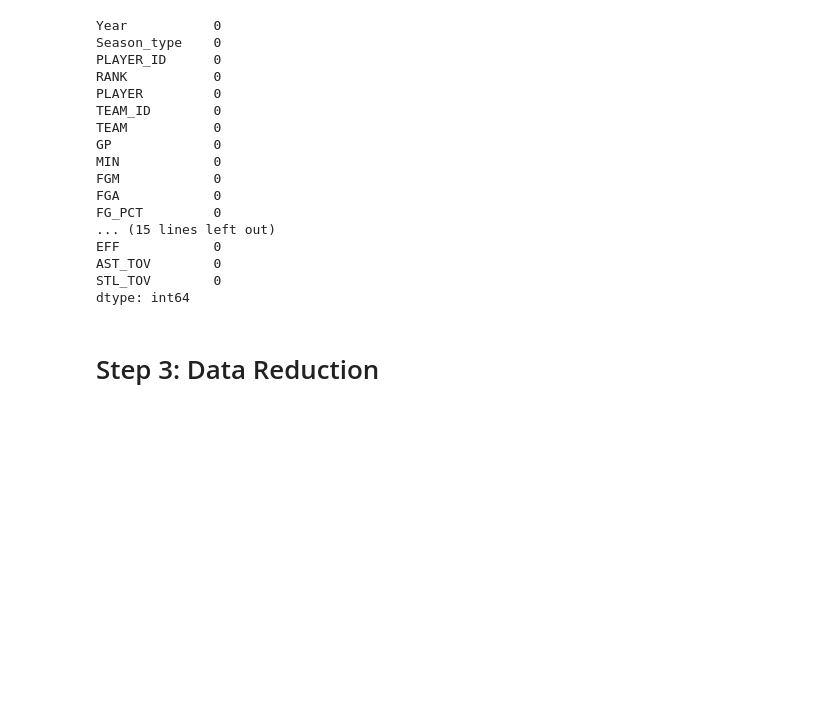
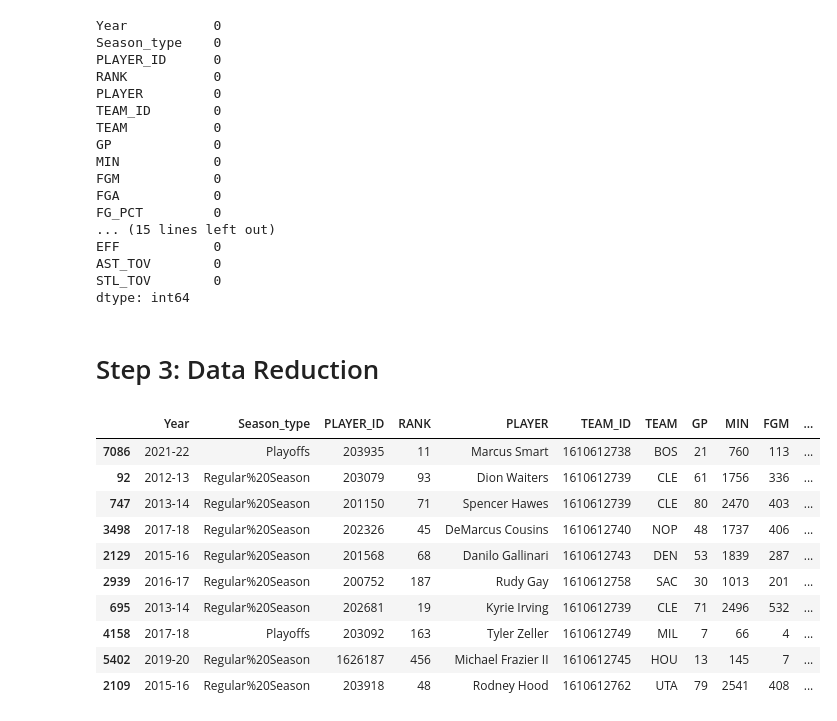
Before and after one commit to 2014222-student-cct-ie/2024--Semester-2--CA1, a Jupyter notebook: Part 2 - Semester 2 CA-01 -2024 - 2014222.ipynb, the cells around one changed output. Drawn from its saved outputs; the diff is of its cells as text; code cells hidden in the pictures; blank space fills up the shorter version.

```diff
--- a/Part 2 - Semester 2 CA-01 -2024 - 2014222.ipynb
+++ b/Part 2 - Semester 2 CA-01 -2024 - 2014222.ipynb
@@ -260,4 +243,21 @@ STL_TOV        0
 dtype: int64
 # %% [markdown]
 # Step 3: Data Reduction
+# %%
+# Print 10 random records of the NBA table dataframe, by applying the .sample() method
+# I want to know which columns or variables can be dropped if they are not useful.
+
+nba_data.sample(10)
+# %% [output]
+|  | Year | Season_type | PLAYER_ID | RANK | PLAYER | TEAM_ID | TEAM | GP | MIN | FGM | ... |
+| 7086 | 2021-22 | Playoffs | 203935 | 11 | Marcus Smart | 1610612738 | BOS | 21 | 760 | 113 | ... |
+| 92 | 2012-13 | Regular%20Season | 203079 | 93 | Dion Waiters | 1610612739 | CLE | 61 | 1756 | 336 | ... |
+| 747 | 2013-14 | Regular%20Season | 201150 | 71 | Spencer Hawes | 1610612739 | CLE | 80 | 2470 | 403 | ... |
+| 3498 | 2017-18 | Regular%20Season | 202326 | 45 | DeMarcus Cousins | 1610612740 | NOP | 48 | 1737 | 406 | ... |
+| 2129 | 2015-16 | Regular%20Season | 201568 | 68 | Danilo Gallinari | 1610612743 | DEN | 53 | 1839 | 287 | ... |
+| 2939 | 2016-17 | Regular%20Season | 200752 | 187 | Rudy Gay | 1610612758 | SAC | 30 | 1013 | 201 | ... |
+| 695 | 2013-14 | Regular%20Season | 202681 | 19 | Kyrie Irving | 1610612739 | CLE | 71 | 2496 | 532 | ... |
+| 4158 | 2017-18 | Playoffs | 203092 | 163 | Tyler Zeller | 1610612749 | MIL | 7 | 66 | 4 | ... |
+| 5402 | 2019-20 | Regular%20Season | 1626187 | 456 | Michael Frazier II | 1610612745 | HOU | 13 | 145 | 7 | ... |
+| 2109 | 2015-16 | Regular%20Season | 203918 | 48 | Rodney Hood | 1610612762 | UTA | 79 | 2541 | 408 | ... |
 # %%
```
Also changed, not shown: parts of 39 cells of this notebook.
